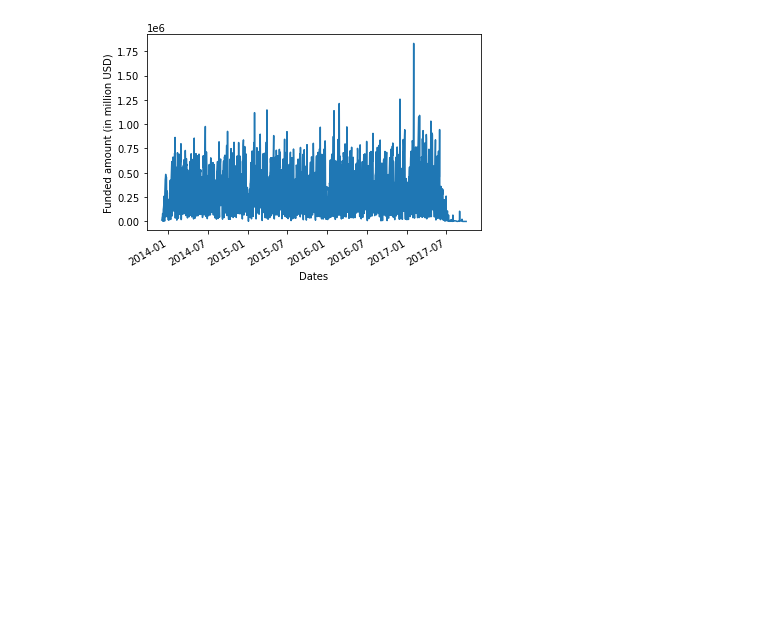
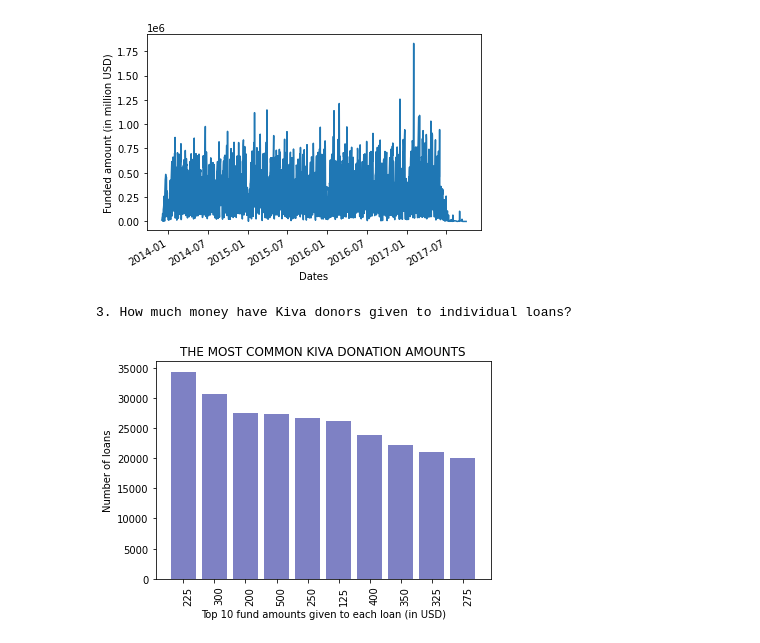
Before and after one commit to CeeThinwa/knowledge-hub, a Jupyter notebook: _sources/kiva.ipynb, the cells around one changed output. Cells and saved outputs as stored; diff of their text form; code cells hidden in the pictures; blank space fills up the shorter version.

```diff
--- a/_sources/kiva.ipynb
+++ b/_sources/kiva.ipynb
@@ -284,3 +287,27 @@ plt.show()
 
  DAILY CONTRIBUTIONS OF KIVA DONORS AS A COLLECTIVE
 [figure]
+# %%
+print("\n3. How much money have Kiva donors given to individual loans?\n\n")
+
+# create a pivot-table
+loan_count_per_funded_amount = pd.pivot_table(loan_data, values='id', index=['funded_amount'], aggfunc='count')
+
+# rename the column
+loan_count_per_funded_amount.columns = ['number_of_loans']
+
+# sort the results in descending order
+loan_count_per_funded_amount = loan_count_per_funded_amount.sort_values(by=['number_of_loans'], ascending=False)
+
+# and display top 10 results
+amounts = ['225','300','200','500','250','125','400','350','325','275']
+fig, ax = plt.subplots()
+ax.bar(amounts,loan_count_per_funded_amount.iloc[0:10,0],color='#7e81c4')
+plt.ylabel('Number of loans')
+ax.set_xticklabels(labels=amounts, rotation = (90), fontsize = 10, va='top', ha='left')
+plt.xlabel('Top 10 fund amounts given to each loan (in USD)')
+plt.title('THE MOST COMMON KIVA DONATION AMOUNTS')
+plt.show()
+# %% [output]
+3. How much money have Kiva donors given to individual loans?
+[figure, added]
```
Also changed, not shown: parts of 6 cells of this notebook, 8 other files.
